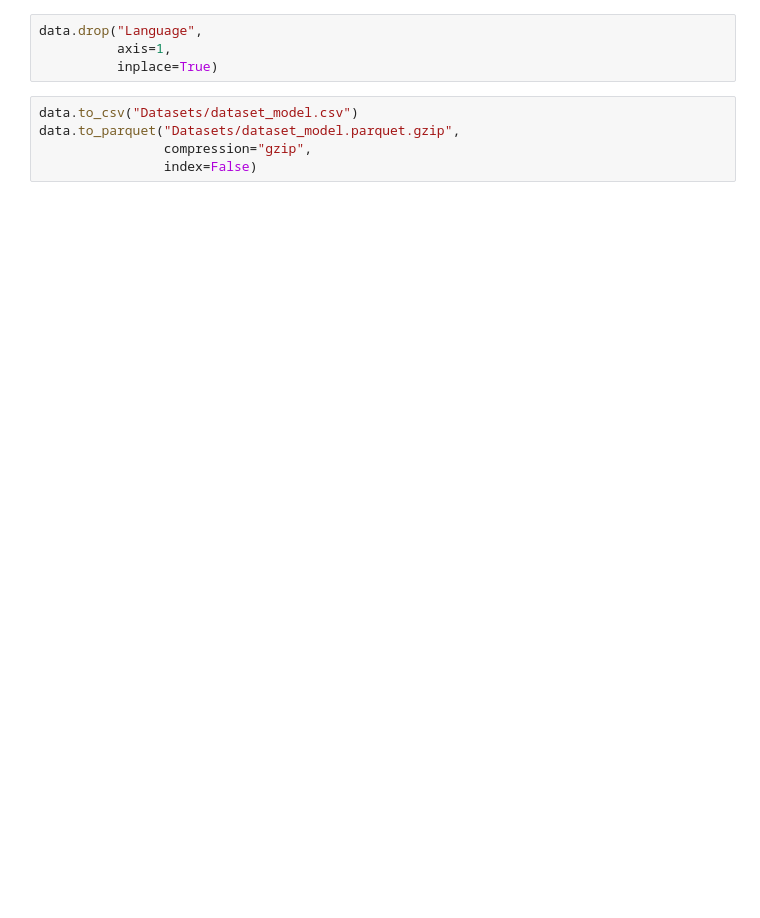
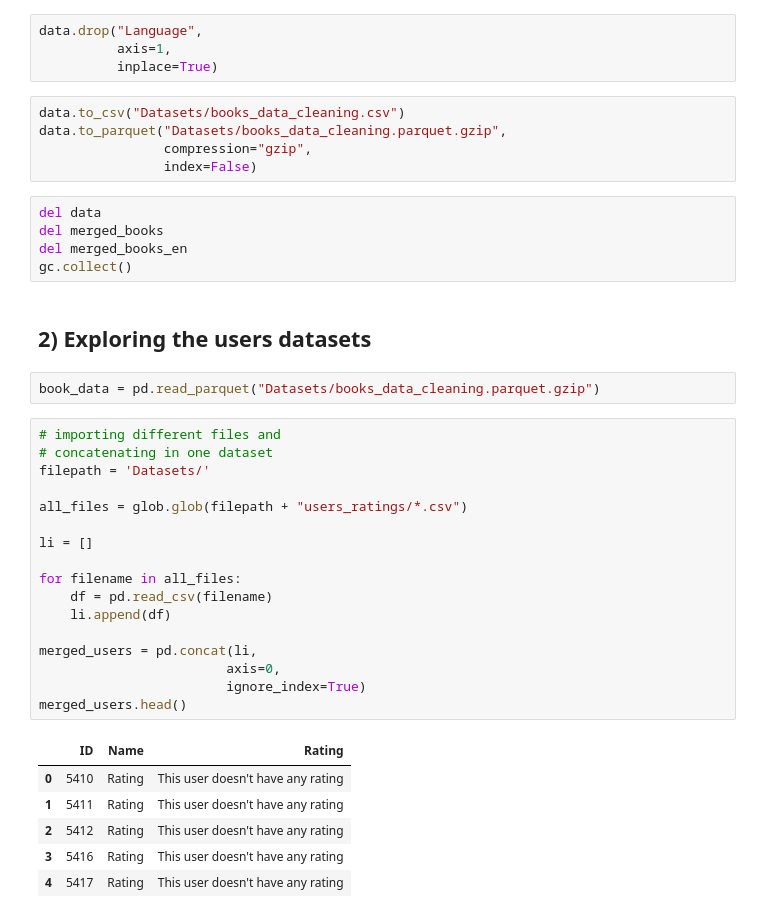
Before and after one commit to cecilegltslmcs/recommender_sys_books, a Jupyter notebook: P7_01_notebookcleaning.ipynb, the cells around one changed output. Cells and saved outputs as stored; diff of their text form; blank space fills up the shorter version.

```diff
--- a/P7_01_notebookcleaning.ipynb
+++ b/P7_01_notebookcleaning.ipynb
@@ -270,7 +271,40 @@ data.drop("Language",
           axis=1,
           inplace=True)
 # %%
-data.to_csv("Datasets/dataset_model.csv")
-data.to_parquet("Datasets/dataset_model.parquet.gzip",
+data.to_csv("Datasets/books_data_cleaning.csv")
+data.to_parquet("Datasets/books_data_cleaning.parquet.gzip",
                 compression="gzip",
                 index=False)
+# %%
+del data
+del merged_books
+del merged_books_en
+gc.collect()
+# %% [markdown]
+## 2) Exploring the users datasets
+# %%
+book_data = pd.read_parquet("Datasets/books_data_cleaning.parquet.gzip")
+# %%
+# importing different files and
+# concatenating in one dataset
+filepath = 'Datasets/'
+
+all_files = glob.glob(filepath + "users_ratings/*.csv")
+
+li = []
+
+for filename in all_files:
+    df = pd.read_csv(filename)
+    li.append(df)
+
+merged_users = pd.concat(li,
+                        axis=0,
+                        ignore_index=True)
+merged_users.head()
+# %% [output]
+|  | ID | Name | Rating |
+| 0 | 5410 | Rating | This user doesn't have any rating |
+| 1 | 5411 | Rating | This user doesn't have any rating |
+| 2 | 5412 | Rating | This user doesn't have any rating |
+| 3 | 5416 | Rating | This user doesn't have any rating |
+| 4 | 5417 | Rating | This user doesn't have any rating |
```
Also changed, not shown: parts of 14 cells of this notebook.
